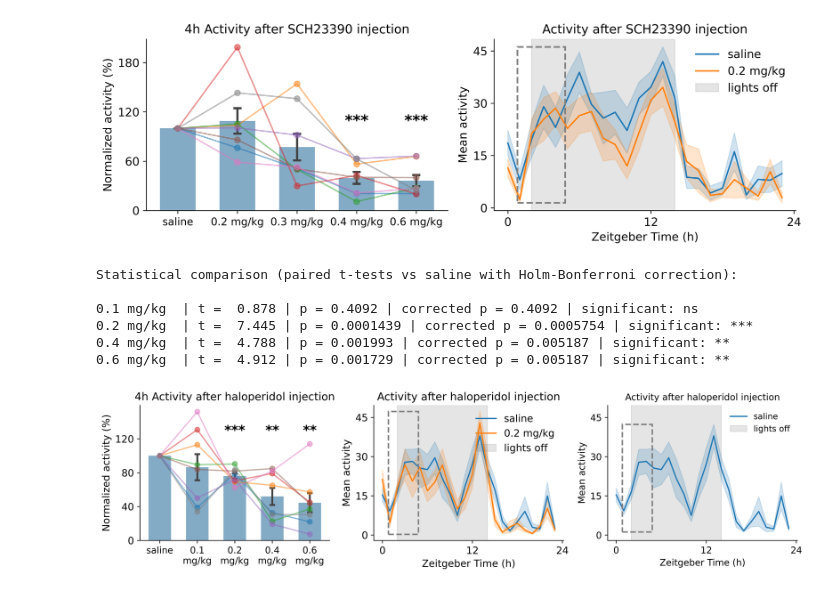
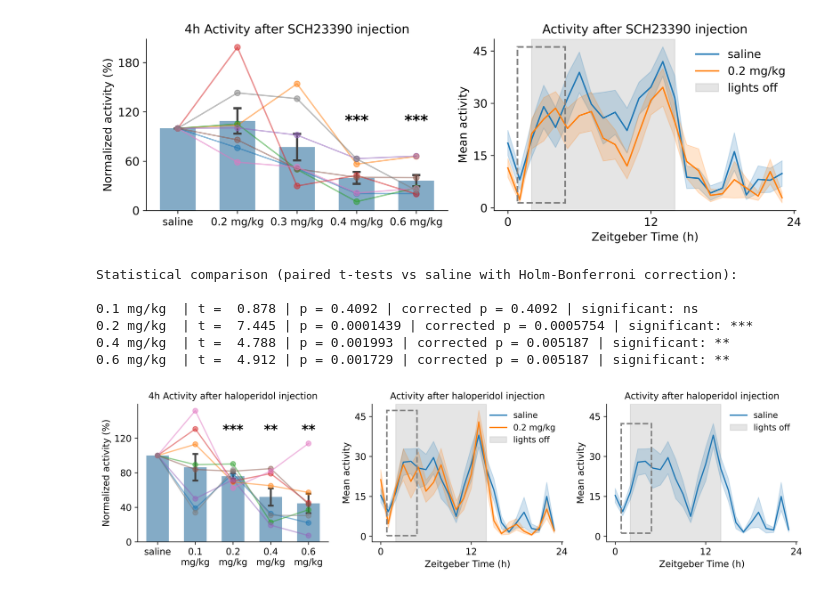
Before and after one commit to yiruchen4/Chen2026, a Jupyter notebook: Code/ChenFigureS2.ipynb, the cells around one changed output. Cells and saved outputs as stored; diff of their text form; code cells hidden in the pictures.

```diff
--- a/Code/ChenFigureS2.ipynb
+++ b/Code/ChenFigureS2.ipynb
@@ -227,14 +227,14 @@ for individual_id in df1['id'].unique():
         alpha=0.5
     )
 
-ax1.set_title('4h Activity after haloperidol injection', fontsize=13)
-ax1.set_ylabel('Normalized activity (%)', fontsize=12)
-ax1.set_xlabel('', fontsize=12)
+ax1.set_title('4h Activity after haloperidol injection', fontsize=11)
+ax1.set_ylabel('Normalized activity (%)', fontsize=11)
+ax1.set_xlabel('', fontsize=11)
 custom_labels = ['saline', '0.1\nmg/kg', '0.2\nmg/kg', '0.4\nmg/kg', '0.6\nmg/kg']
 ax1.set_xticks(range(len(custom_labels)))
 ax1.set_xticklabels(custom_labels, fontsize=11)
 ax1.yaxis.set_major_locator(ticker.MaxNLocator(integer=True, nbins=4))
-ax1.tick_params(axis='y', labelsize=12)
+ax1.tick_params(axis='y', labelsize=11)
 ax1.legend([], frameon=False)
 
 y_offset = df1['mean_normalized'].max() * .8
@@ -271,16 +271,16 @@ sns.lineplot(
 x_ticks = [0, 12, 24]
 x_tick_labels = ['0', '12', '24']
 ax2.set_xticks(x_ticks)
-ax2.set_xticklabels(x_tick_labels, fontsize=12)
-ax2.set_ylabel("Mean activity", fontsize=12)
-ax2.set_xlabel('Zeitgeber Time (h)', fontsize=12)
-ax2.tick_params(axis='y',labelsize = 12)
+ax2.set_xticklabels(x_tick_labels, fontsize=11)
+ax2.set_ylabel("Mean activity", fontsize=11)
+ax2.set_xlabel('Zeitgeber Time (h)', fontsize=11)
+ax2.tick_params(axis='y',labelsize = 11)
 ax2.yaxis.set_major_locator(MaxNLocator(4))
 ax2.axvspan(2, 14, color='gray', alpha=.2, zorder=0, label='lights off')
-ax2.legend(loc='upper right', frameon=False, fontsize=12)
+ax2.legend(loc='upper right', frameon=False, fontsize=10)
 ax2.spines['right'].set_visible(False)
 ax2.spines['top'].set_visible(False)
-ax2.set_title('Activity after haloperidol injection', fontsize=13)
+ax2.set_title('Activity after haloperidol injection', fontsize=11)
 
 # Compute mean and SEM for each group
 summary = df_subset.groupby(['day_label', 'zthour'])['mean'].agg(['mean', 'sem']).reset_index()
@@ -345,31 +345,31 @@ summary_sub['lower'] = summary_sub['mean'] - summary_sub['sem']
 summary_sub['upper'] = summary_sub['mean'] + summary_sub['sem']
 ymin = summary_sub['lower'].min()
 ymax = summary_sub['upper'].max()
 
 box = patches.Rectangle(
     (0.8, ymin),  # Lower-left corner at ~ZT1
     4,            # Width (ZT5 − ZT1 = 4)
     ymax - ymin,  # Height
     linewidth=1.8,
     edgecolor='gray',
     facecolor='none',
     linestyle='--',
     zorder=5
 )
 ax3.add_patch(box)
 ymin = min(ax2.get_ylim()[0], ax3.get_ylim()[0])
 ymax = max(ax2.get_ylim()[1], ax3.get_ylim()[1])
 ax2.set_ylim(ymin, ymax)
 ax3.set_ylim(ymin, ymax)
 
 # Adjust layout
 plt.tight_layout()
 plt.show()
 # %% [output]
 Statistical comparison (paired t-tests vs saline with Holm-Bonferroni correction):
 
 0.1 mg/kg  | t =  0.878 | p = 0.4092 | corrected p = 0.4092 | significant: ns
 0.2 mg/kg  | t =  7.445 | p = 0.0001439 | corrected p = 0.0005754 | significant: ***
 0.4 mg/kg  | t =  4.788 | p = 0.001993 | corrected p = 0.005187 | significant: **
 0.6 mg/kg  | t =  4.912 | p = 0.001729 | corrected p = 0.005187 | significant: **
-[figure, old version]
+[figure, new version]
```
